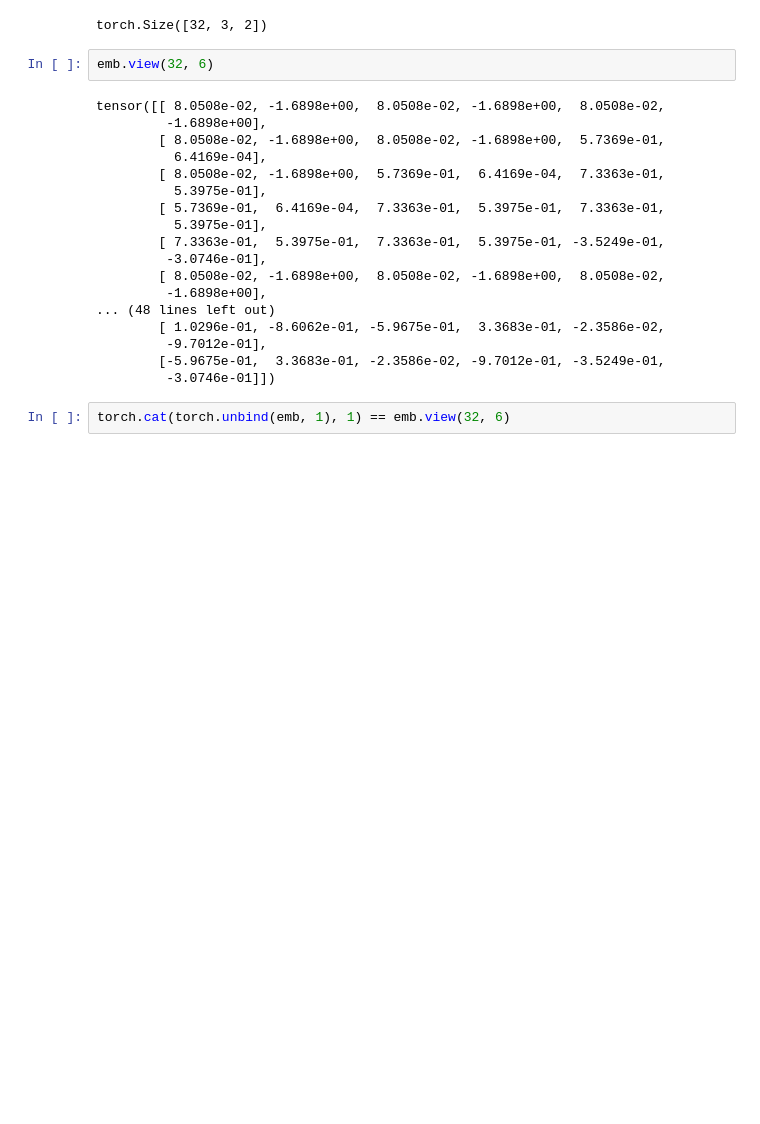
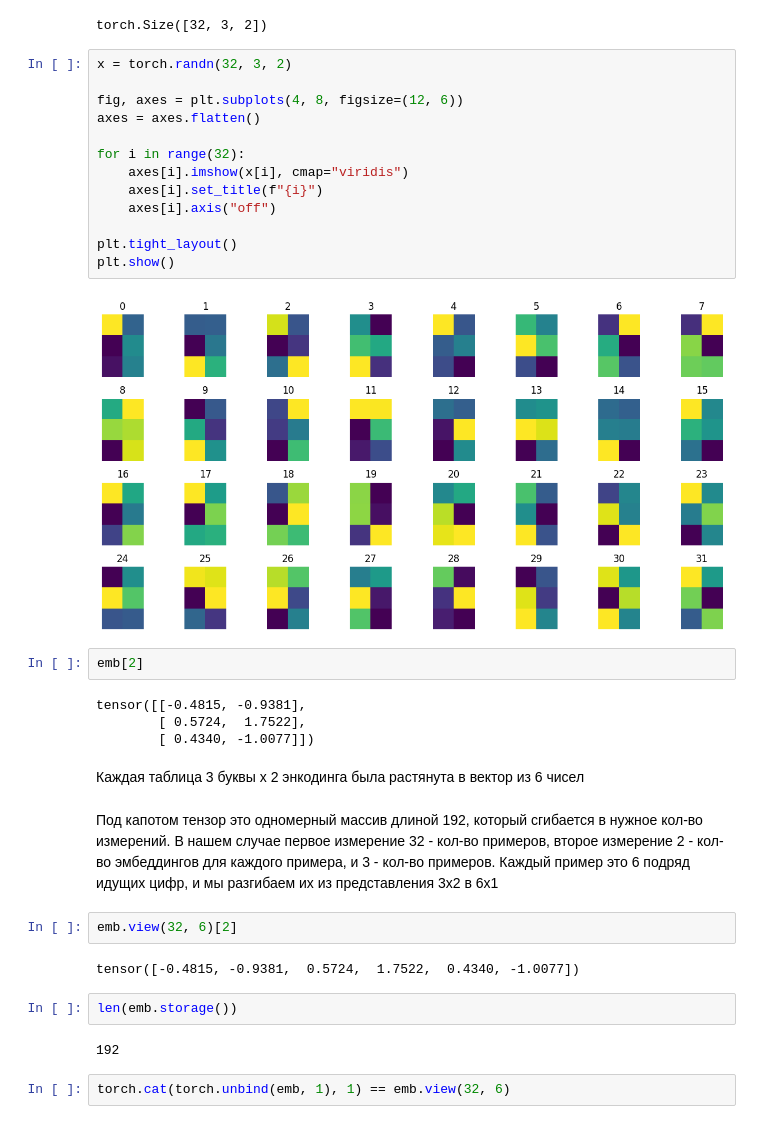
Before and after one commit to GrigoriiMoroz/MakeMore, a Jupyter notebook: BuilingMLP_Model.ipynb, the cells around one changed output. Saved outputs shown, nothing was run; the diff lists cells and outputs as text; blank space fills up the shorter version.

```diff
--- a/BuilingMLP_Model.ipynb
+++ b/BuilingMLP_Model.ipynb
@@ -275,26 +273,40 @@ a.storage()
 emb.shape
 # %% [output]
 torch.Size([32, 3, 2])
+# %%
+x = torch.randn(32, 3, 2)
+
+fig, axes = plt.subplots(4, 8, figsize=(12, 6))
+axes = axes.flatten()
+
+for i in range(32):
+    axes[i].imshow(x[i], cmap="viridis")
+    axes[i].set_title(f"{i}")
+    axes[i].axis("off")
+
+plt.tight_layout()
+plt.show()
+# %% [output]
+[figure, added]
+# %%
+emb[2]
+# %% [output]
+tensor([[-0.4815, -0.9381],
+        [ 0.5724,  1.7522],
+        [ 0.4340, -1.0077]])
+# %% [markdown]
+Каждая таблица 3 буквы x 2 энкодинга была растянута в вектор из 6 чисел
+# %% [markdown]
+Под капотом тензор это одномерный массив длиной 192, который сгибается в нужное кол-во измерений.
+В нашем случае первое измерение 32 - кол-во примеров, второе измерение 2 - кол-во эмбеддингов для каждого примера, и 3 - кол-во примеров. Каждый пример это 6 подряд идущих цифр, и мы разгибаем их из представления 3x2 в 6x1
 # %%
-emb.view(32, 6)
+emb.view(32, 6)[2]
 # %% [output]
-tensor([[ 8.0508e-02, -1.6898e+00,  8.0508e-02, -1.6898e+00,  8.0508e-02,
-         -1.6898e+00],
-        [ 8.0508e-02, -1.6898e+00,  8.0508e-02, -1.6898e+00,  5.7369e-01,
-          6.4169e-04],
-        [ 8.0508e-02, -1.6898e+00,  5.7369e-01,  6.4169e-04,  7.3363e-01,
-          5.3975e-01],
-        [ 5.7369e-01,  6.4169e-04,  7.3363e-01,  5.3975e-01,  7.3363e-01,
-          5.3975e-01],
-        [ 7.3363e-01,  5.3975e-01,  7.3363e-01,  5.3975e-01, -3.5249e-01,
-         -3.0746e-01],
-        [ 8.0508e-02, -1.6898e+00,  8.0508e-02, -1.6898e+00,  8.0508e-02,
-         -1.6898e+00],
-... (48 lines left out)
-        [ 1.0296e-01, -8.6062e-01, -5.9675e-01,  3.3683e-01, -2.3586e-02,
-         -9.7012e-01],
-        [-5.9675e-01,  3.3683e-01, -2.3586e-02, -9.7012e-01, -3.5249e-01,
-         -3.0746e-01]])
+tensor([-0.4815, -0.9381,  0.5724,  1.7522,  0.4340, -1.0077])
+# %%
+len(emb.storage())
+# %% [output]
+192
 # %%
 torch.cat(torch.unbind(emb, 1), 1) == emb.view(32, 6)
 # %% [output]
```
Also changed, not shown: parts of 69 cells of this notebook.
